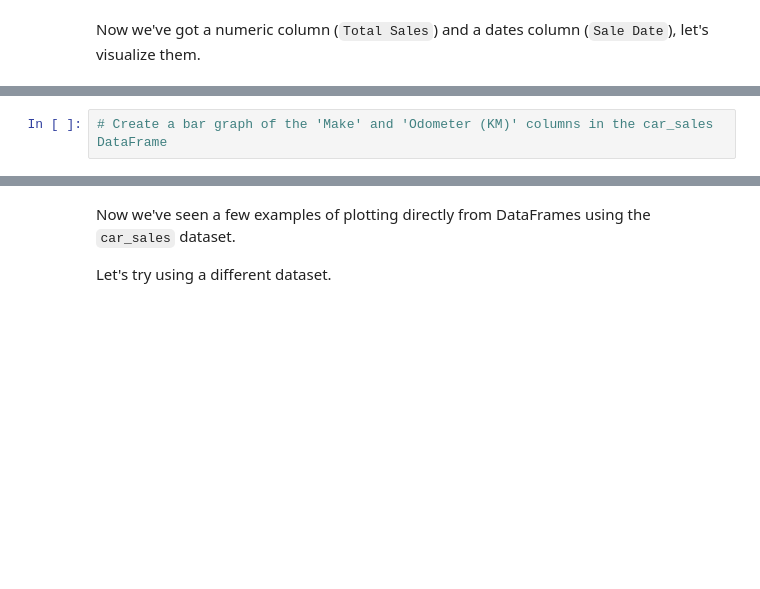
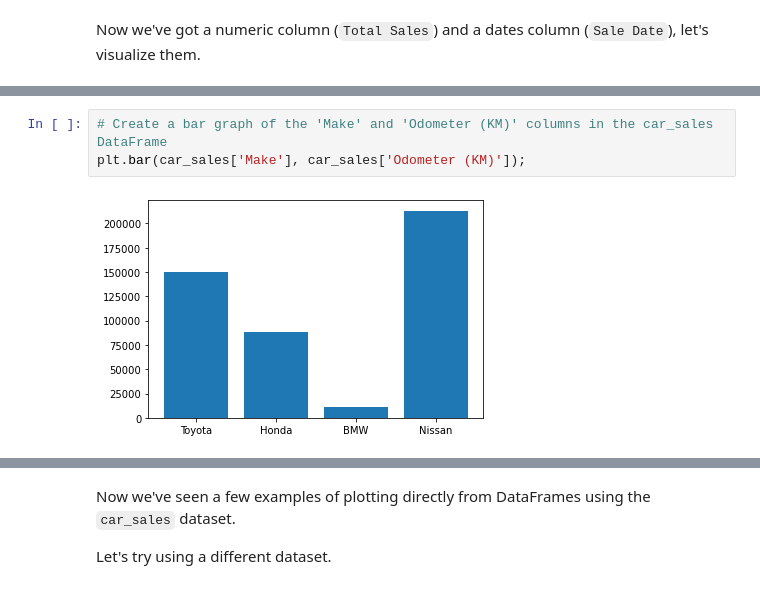
Before and after one commit to m00racle/zero-to-mastery-ml, a Jupyter notebook: section-2-data-science-and-ml-tools/matplotlib-exercises.ipynb, the cells around one changed output, grey strips where cells are left out. Drawn from its saved outputs; the diff is of its cells as text; blank space fills up the shorter version.

```diff
--- a/section-2-data-science-and-ml-tools/matplotlib-exercises.ipynb
+++ b/section-2-data-science-and-ml-tools/matplotlib-exercises.ipynb
@@ -252,4 +303,7 @@ Now we've got a numeric column (`Total Sales`) and a dates column (`Sale Date`),
 # %%
 # Create a bar graph of the 'Make' and 'Odometer (KM)' columns in the car_sales DataFrame
+plt.bar(car_sales['Make'], car_sales['Odometer (KM)']);
+# %% [output]
+[figure, added]
 # %%
 # Create a histogram of the 'Odometer (KM)' column
```
Also changed, not shown: parts of 28 cells of this notebook, 3 other files.
